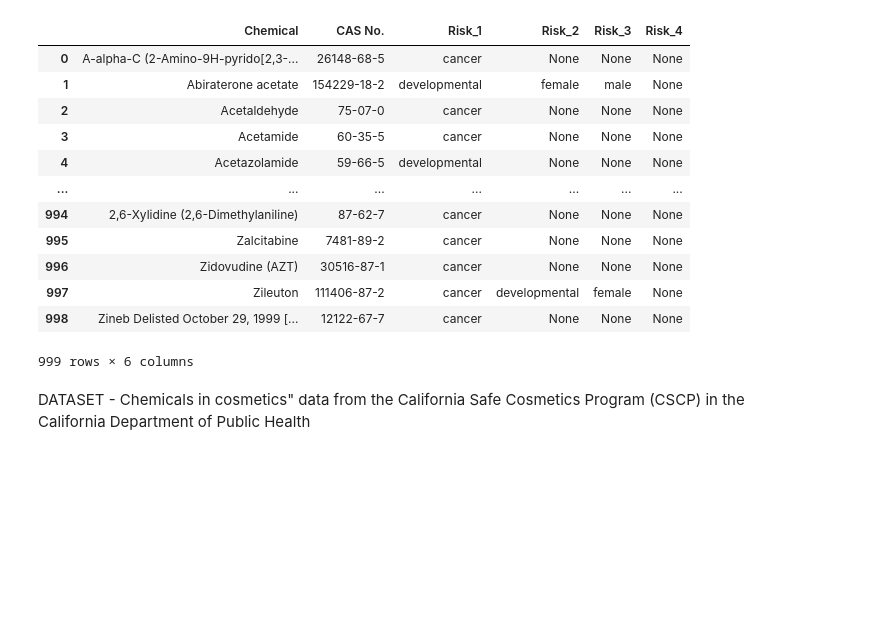
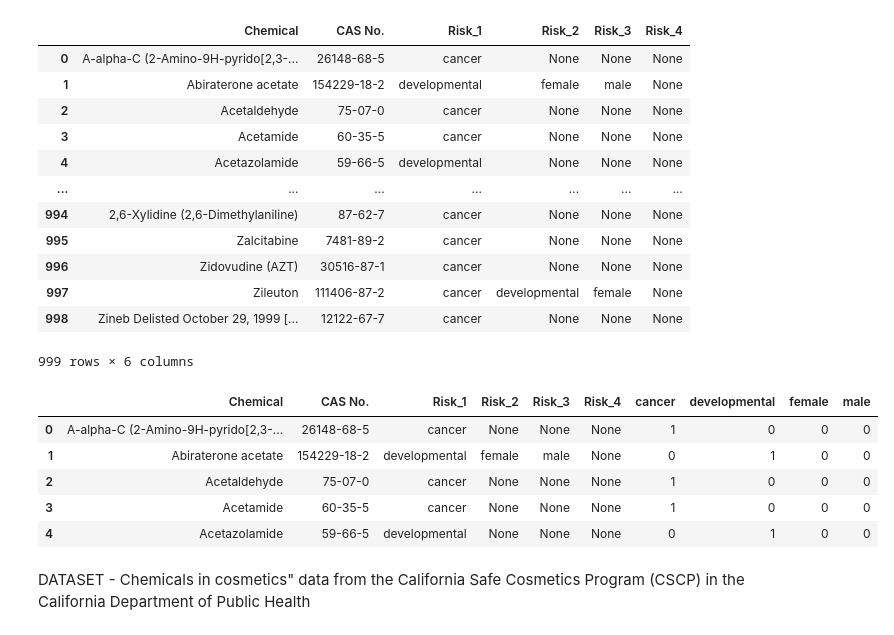
Before and after one commit to envirodatascience/final-project-env617_personalcareproducts, a Jupyter notebook: ENV_617_Final_Project_PersonalCareProducts_pynb.ipynb, the cells around one changed output. Drawn from its saved outputs; the diff is of its cells as text; code cells hidden in the pictures; blank space fills up the shorter version.

```diff
--- a/ENV_617_Final_Project_PersonalCareProducts_pynb.ipynb
+++ b/ENV_617_Final_Project_PersonalCareProducts_pynb.ipynb
@@ -116,6 +116,26 @@ df_chemicals_risks
 | 997 | Zileuton | 111406-87-2 | cancer | developmental | female | None |
 | 998 | Zineb Delisted October 29, 1999 [... | 12122-67-7 | cancer | None | None | None |
 999 rows × 6 columns
+# %%
+#Creating bnary flags for the 4 health risks
+search_string_cancer = 'cancer'
+search_string_developmental = 'developmental'
+search_string_female = 'female'
+search_string_male = 'male'
+
+# create a new column with binary flag
+df_chemicals_risks['cancer'] = df_chemicals_risks.apply(lambda x: 1 if (search_string_cancer in [x['Risk_1'], x['Risk_2'], x['Risk_3'], x['Risk_4']]) else 0, axis=1)
+df_chemicals_risks['developmental'] = df_chemicals_risks.apply(lambda x: 1 if (search_string_developmental in [x['Risk_1'], x['Risk_2'], x['Risk_3'], x['Risk_4']]) else 0, axis=1)
+df_chemicals_risks['female'] = df_chemicals_risks.apply(lambda x: 1 if (search_string_female in [x['Risk_1'], x['Risk_2'], x['Risk_3'], x['Risk_4']]) else 0, axis=1)
+df_chemicals_risks['male'] = df_chemicals_risks.apply(lambda x: 1 if (search_string_male in [x['Risk_1'], x['Risk_2'], x['Risk_3'], x['Risk_4']]) else 0, axis=1)
+df_chemicals_risks.head()
+# %% [output]
+|  | Chemical | CAS No. | Risk_1 | Risk_2 | Risk_3 | Risk_4 | cancer | developmental | female | male |
+| 0 | A-alpha-C (2-Amino-9H-pyrido[2,3-... | 26148-68-5 | cancer | None | None | None | 1 | 0 | 0 | 0 |
+| 1 | Abiraterone acetate | 154229-18-2 | developmental | female | male | None | 0 | 1 | 0 | 0 |
+| 2 | Acetaldehyde | 75-07-0 | cancer | None | None | None | 1 | 0 | 0 | 0 |
+| 3 | Acetamide | 60-35-5 | cancer | None | None | None | 1 | 0 | 0 | 0 |
+| 4 | Acetazolamide | 59-66-5 | developmental | None | None | None | 0 | 1 | 0 | 0 |
 # %% [markdown]
 DATASET - Chemicals in cosmetics" data from the California Safe Cosmetics Program (CSCP) in the California Department of Public Health
 # %%
```
Also changed, not shown: parts of 3 cells of this notebook.
